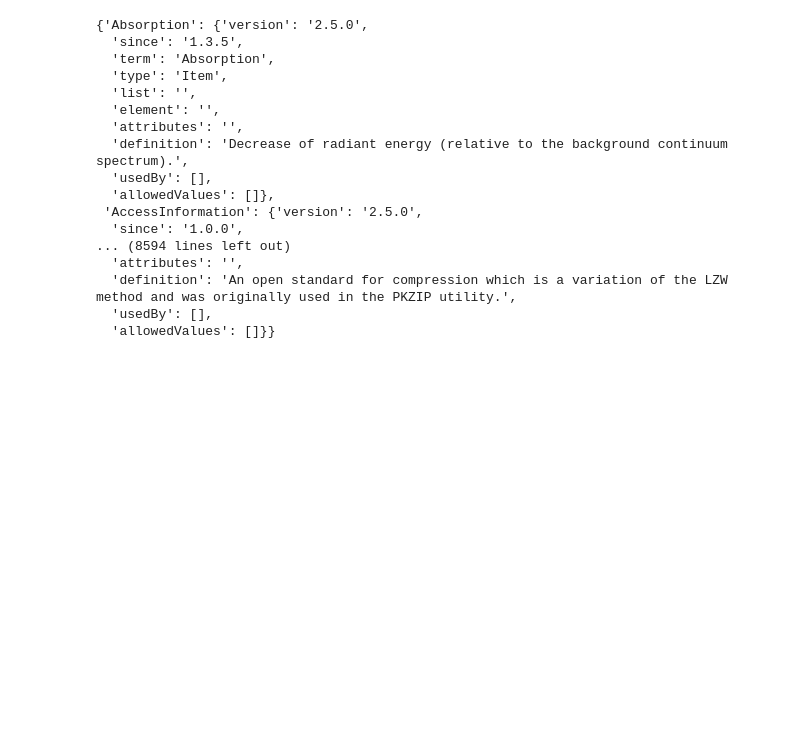
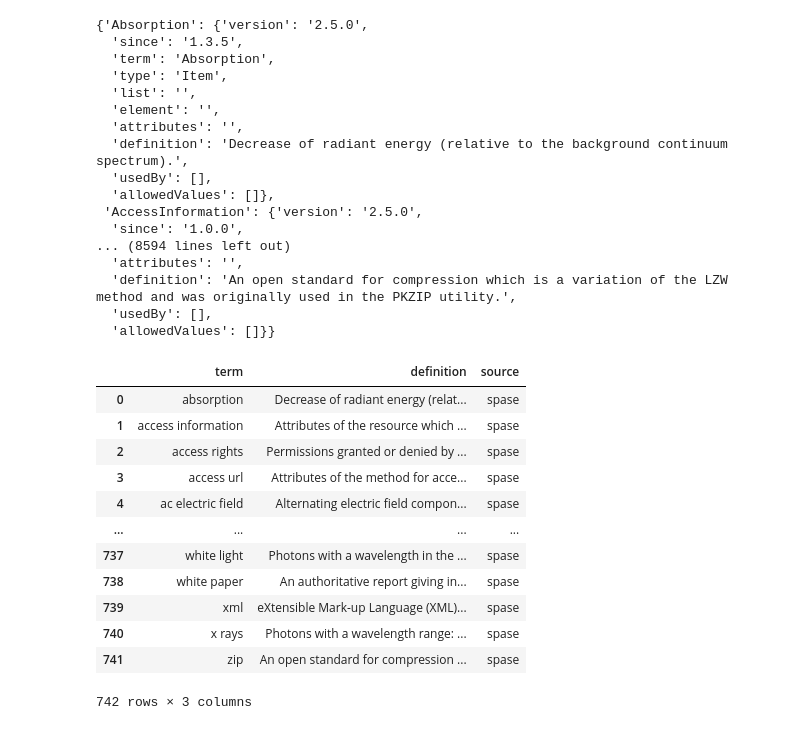
Before and after one commit to rmcgranaghan/Helio-KNOW, a Jupyter notebook: ADS_enrichment/compile_DB_existingVocabularies.ipynb, the cells around one changed output. Cells and saved outputs as stored; diff of their text form; code cells hidden in the pictures; blank space fills up the shorter version.

```diff
--- a/ADS_enrichment/compile_DB_existingVocabularies.ipynb
+++ b/ADS_enrichment/compile_DB_existingVocabularies.ipynb
@@ -108,12 +201,40 @@ json_spase['dictionary']
 # %%
 
 term_list_spase = []
 definition_list_spase = []
 type_list_spase = []
 for key in json_spase['dictionary']:
 #     print(key, '->', json_spase['dictionary'][key])
     term_list_spase.append(key)
     definition_list_spase.append(json_spase['dictionary'][key]['definition'])
     type_list_spase.append(json_spase['dictionary'][key]['type'])
 
-spase_pd = pd.DataFrame({'term':term_list_spase,'definition':definition_list_spase,'type':type_list_spase})
+pd_spase_terms = pd.DataFrame({'term':term_list_spase,'definition':definition_list_spase,'type':type_list_spase})
+
+# separate words in SPASE
+for t in range(len(pd_spase_terms['term'])):
+
+#     print(re.sub(r'([a-z](?=[A-Z])|[A-Z](?=[A-Z][a-z]))', r'\1 ', spase_pd['term'][t]))
+    pd_spase_terms['term'][t] = re.sub(r'([a-z](?=[A-Z])|[A-Z](?=[A-Z][a-z]))', r'\1 ', pd_spase_terms['term'][t])
+
+pd_spase_terms
+
+pd_spase_terms['term'] = pd_spase_terms['term'].str.lower()
+pd_spase_terms['source'] = np.tile('spase',(len(pd_spase_terms),1))
+pd_spase_terms = pd_spase_terms.drop(columns=['type'])
+
+pd_spase_terms
+# %% [output]
+|  | term | definition | source |
+| 0 | absorption | Decrease of radiant energy (relat... | spase |
+| 1 | access information | Attributes of the resource which ... | spase |
+| 2 | access rights | Permissions granted or denied by ... | spase |
+| 3 | access url | Attributes of the method for acce... | spase |
+| 4 | ac electric field | Alternating electric field compon... | spase |
+| ... | ... | ... | ... |
+| 737 | white light | Photons with a wavelength in the ... | spase |
+| 738 | white paper | An authoritative report giving in... | spase |
+| 739 | xml | eXtensible Mark-up Language (XML)... | spase |
+| 740 | x rays | Photons with a wavelength range: ... | spase |
+| 741 | zip | An open standard for compression ... | spase |
+742 rows × 3 columns
```
Also changed, not shown: parts of 12 cells of this notebook, 3 other files.
